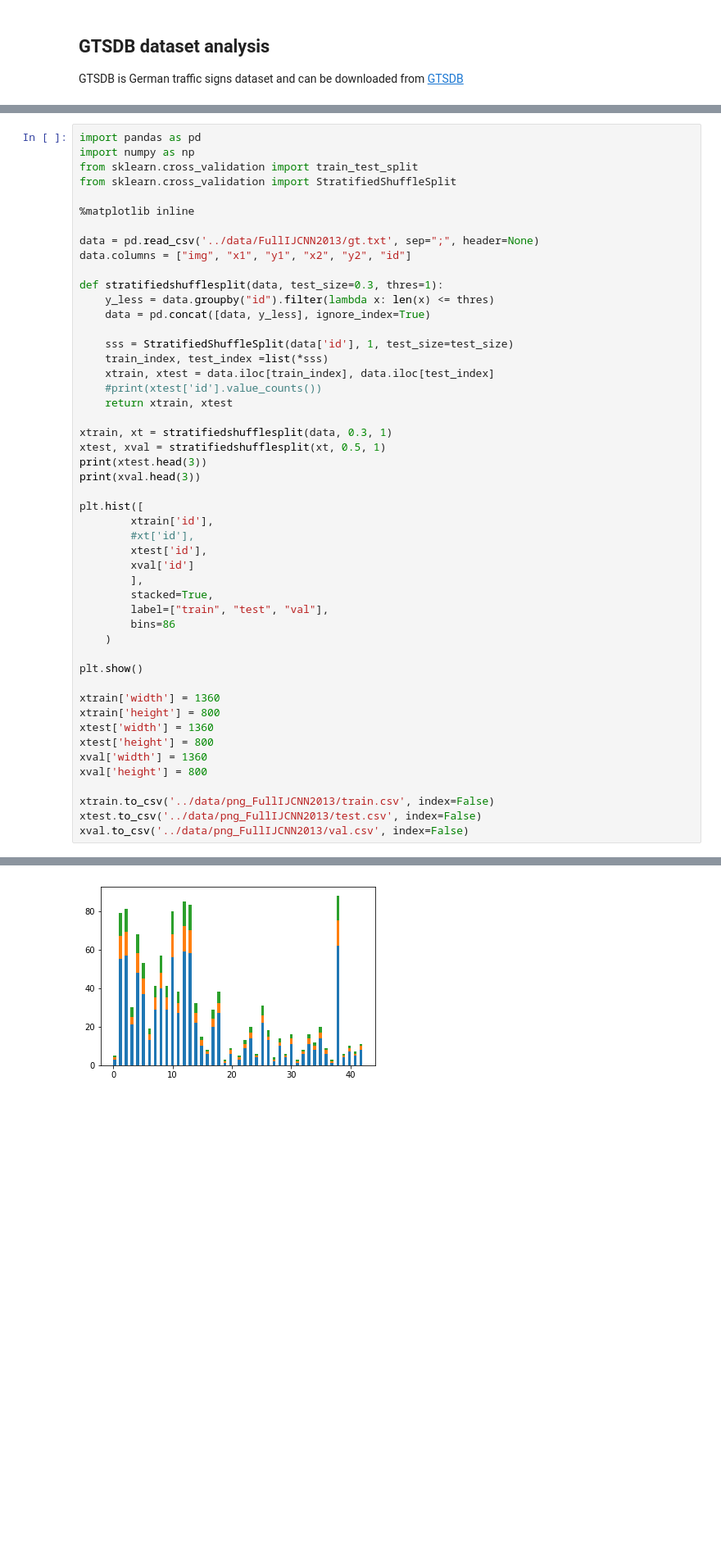
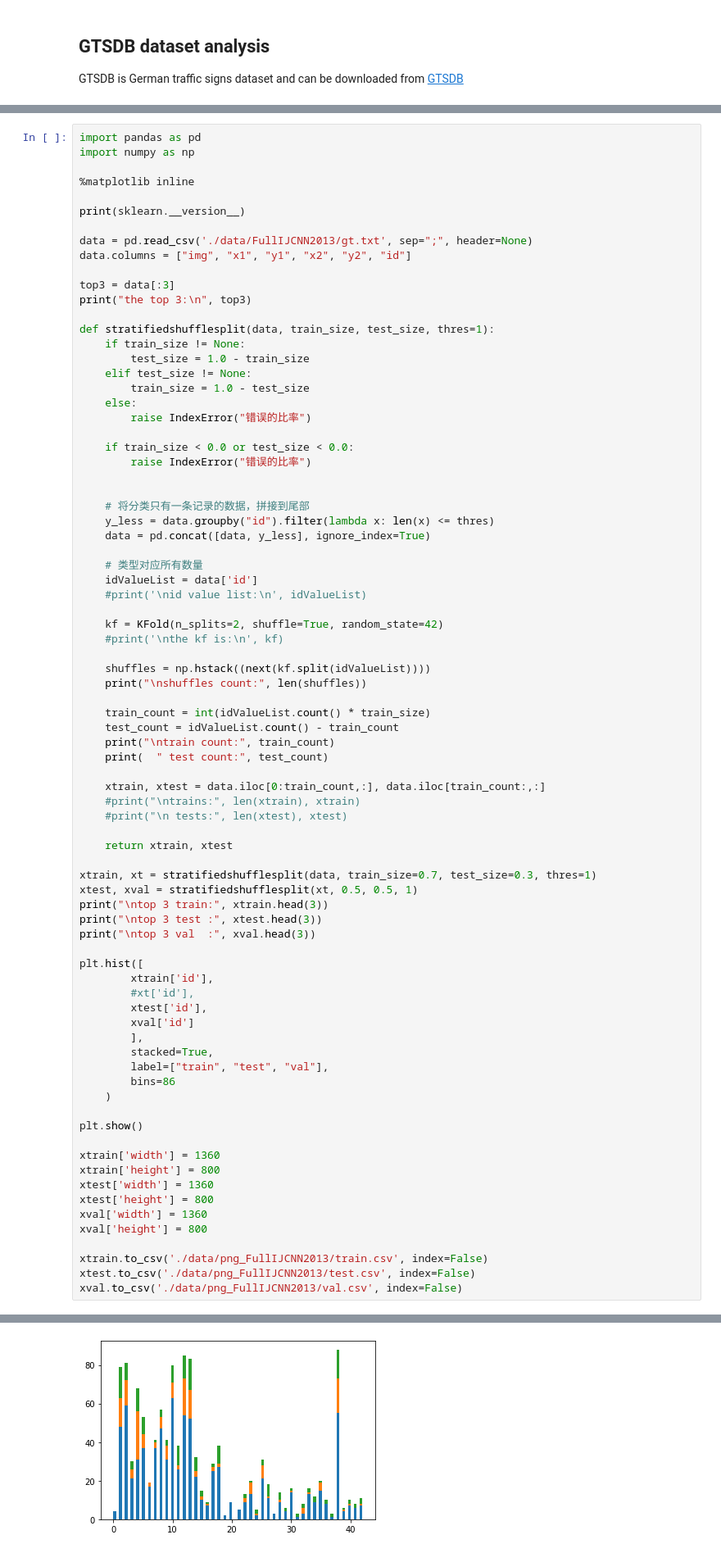
Before and after one commit to wilsonloo/Traffic-Signs-Detect-German, a Jupyter notebook: gts.ipynb, the cells around one changed output, grey strips where cells are left out. Shown: that part at 82% size. Saved outputs shown, nothing was run; the diff lists cells and outputs as text; blank space fills up the shorter version.

```diff
--- a/gts.ipynb
+++ b/gts.ipynb
@@ -53,28 +66,59 @@ Name: id, dtype: int64
 # %%
 import pandas as pd
 import numpy as np
-from sklearn.cross_validation import train_test_split
-from sklearn.cross_validation import StratifiedShuffleSplit
 
 %matplotlib inline
 
-data = pd.read_csv('../data/FullIJCNN2013/gt.txt', sep=";", header=None)
+print(sklearn.__version__)
+
+data = pd.read_csv('./data/FullIJCNN2013/gt.txt', sep=";", header=None)
 data.columns = ["img", "x1", "y1", "x2", "y2", "id"]
 
-def stratifiedshufflesplit(data, test_size=0.3, thres=1):
+top3 = data[:3]
+print("the top 3:\n", top3)
+
+def stratifiedshufflesplit(data, train_size, test_size, thres=1):
+    if train_size != None:
+        test_size = 1.0 - train_size
+    elif test_size != None:
+        train_size = 1.0 - test_size
+    else:
+        raise IndexError("错误的比率")
+
+    if train_size < 0.0 or test_size < 0.0:
+        raise IndexError("错误的比率")
+
+
+    # 将分类只有一条记录的数据，拼接到尾部
     y_less = data.groupby("id").filter(lambda x: len(x) <= thres)
     data = pd.concat([data, y_less], ignore_index=True)
 
-    sss = StratifiedShuffleSplit(data['id'], 1, test_size=test_size)
-    train_index, test_index =list(*sss)
-    xtrain, xtest = data.iloc[train_index], data.iloc[test_index]
-    #print(xtest['id'].value_counts())
+    # 类型对应所有数量
+    idValueList = data['id']
+    #print('\nid value list:\n', idValueList)
+
+    kf = KFold(n_splits=2, shuffle=True, random_state=42)
+    #print('\nthe kf is:\n', kf)
+
+    shuffles = np.hstack((next(kf.split(idValueList))))
+    print("\nshuffles count:", len(shuffles))
+
+    train_count = int(idValueList.count() * train_size)
+    test_count = idValueList.count() - train_count
+    print("\ntrain count:", train_count)
+    print(  " test count:", test_count)
+
+    xtrain, xtest = data.iloc[0:train_count,:], data.iloc[train_count:,:]
+    #print("\ntrains:", len(xtrain), xtrain)
+    #print("\n tests:", len(xtest), xtest)
+
     return xtrain, xtest
 
-xtrain, xt = stratifiedshufflesplit(data, 0.3, 1)
-xtest, xval = stratifiedshufflesplit(xt, 0.5, 1)
-print(xtest.head(3))
-print(xval.head(3))
+xtrain, xt = stratifiedshufflesplit(data, train_size=0.7, test_size=0.3, thres=1)
+xtest, xval = stratifiedshufflesplit(xt, 0.5, 0.5, 1)
+print("\ntop 3 train:", xtrain.head(3))
+print("\ntop 3 test :", xtest.head(3))
+print("\ntop 3 val  :", xval.head(3))
 
 plt.hist([
         xtrain['id'],
@@ -96,7 +140,7 @@ xtest['height'] = 800
 xval['width'] = 1360
 xval['height'] = 800
 
-xtrain.to_csv('../data/png_FullIJCNN2013/train.csv', index=False)
-xtest.to_csv('../data/png_FullIJCNN2013/test.csv', index=False)
-xval.to_csv('../data/png_FullIJCNN2013/val.csv', index=False)
+xtrain.to_csv('./data/png_FullIJCNN2013/train.csv', index=False)
+xtest.to_csv('./data/png_FullIJCNN2013/test.csv', index=False)
+xval.to_csv('./data/png_FullIJCNN2013/val.csv', index=False)
 # %% [output]
@@ -111,2 +164,2 @@ xval.to_csv('../data/png_FullIJCNN2013/val.csv', index=False)
-[figure, old version]
+[figure, new version]
 # %% [markdown]
```
Also changed, not shown: parts of 12 cells of this notebook, 4 other files.
